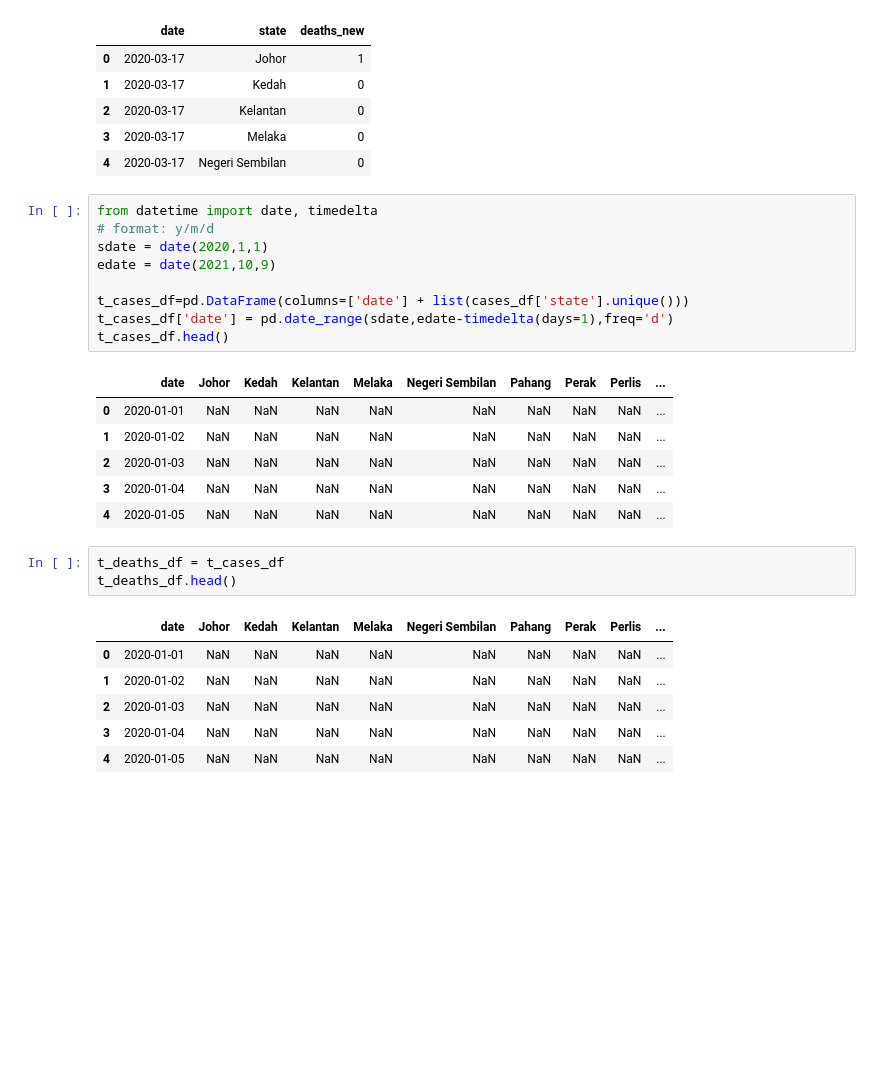
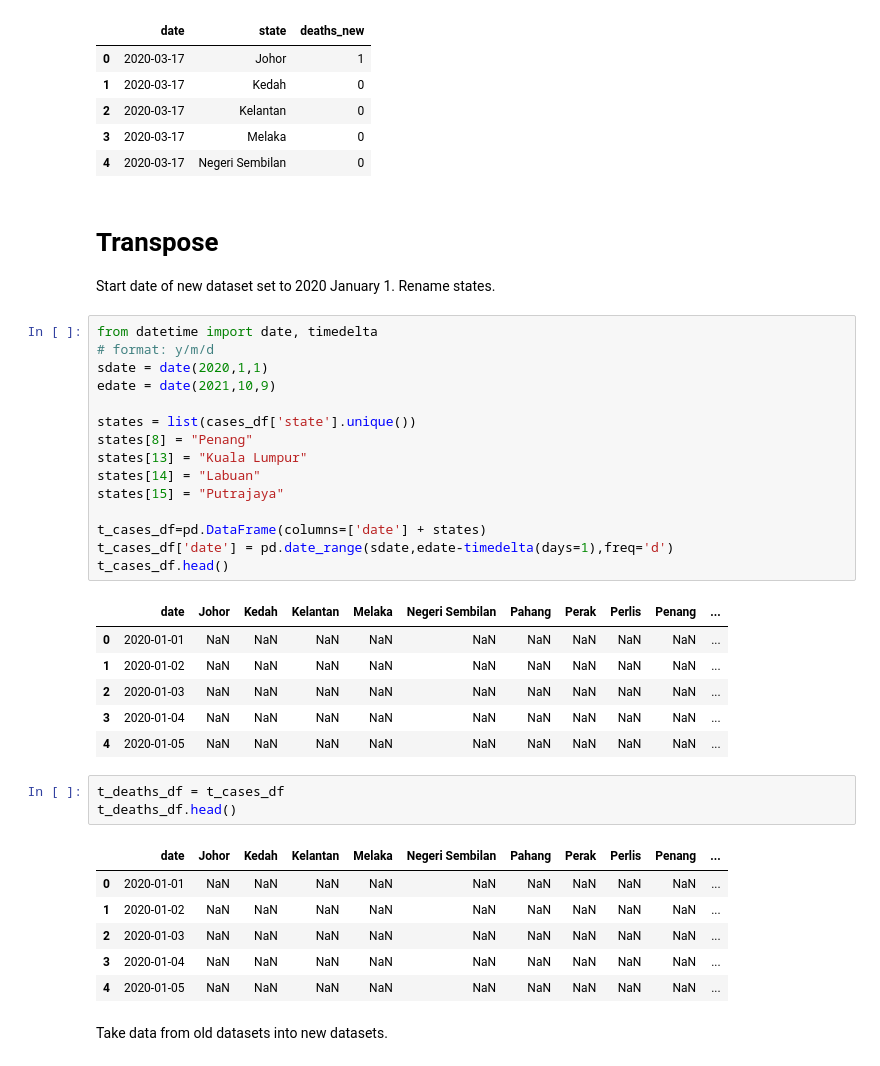
Before and after one commit to nopynospy/pandemic_monument, a Jupyter notebook: moh_transpose.ipynb, the cells around one changed output. Saved outputs shown, nothing was run; the diff lists cells and outputs as text; blank space fills up the shorter version.

```diff
--- a/moh_transpose.ipynb
+++ b/moh_transpose.ipynb
@@ -42,32 +46,43 @@ deaths_df.head()
 | 2 | 2020-03-17 | Kelantan | 0 |
 | 3 | 2020-03-17 | Melaka | 0 |
 | 4 | 2020-03-17 | Negeri Sembilan | 0 |
+# %% [markdown]
+# Transpose
+Start date of new dataset set to 2020 January 1. Rename states.
 # %%
 from datetime import date, timedelta
 # format: y/m/d
 sdate = date(2020,1,1)
 edate = date(2021,10,9)
 
-t_cases_df=pd.DataFrame(columns=['date'] + list(cases_df['state'].unique()))
+states = list(cases_df['state'].unique())
+states[8] = "Penang"
+states[13] = "Kuala Lumpur"
+states[14] = "Labuan"
+states[15] = "Putrajaya"
+
+t_cases_df=pd.DataFrame(columns=['date'] + states)
 t_cases_df['date'] = pd.date_range(sdate,edate-timedelta(days=1),freq='d')
 t_cases_df.head()
 # %% [output]
-|  | date | Johor | Kedah | Kelantan | Melaka | Negeri Sembilan | Pahang | Perak | Perlis | ... |
-| 0 | 2020-01-01 | NaN | NaN | NaN | NaN | NaN | NaN | NaN | NaN | ... |
-| 1 | 2020-01-02 | NaN | NaN | NaN | NaN | NaN | NaN | NaN | NaN | ... |
-| 2 | 2020-01-03 | NaN | NaN | NaN | NaN | NaN | NaN | NaN | NaN | ... |
-| 3 | 2020-01-04 | NaN | NaN | NaN | NaN | NaN | NaN | NaN | NaN | ... |
-| 4 | 2020-01-05 | NaN | NaN | NaN | NaN | NaN | NaN | NaN | NaN | ... |
+|  | date | Johor | Kedah | Kelantan | Melaka | Negeri Sembilan | Pahang | Perak | Perlis | Penang | ... |
+| 0 | 2020-01-01 | NaN | NaN | NaN | NaN | NaN | NaN | NaN | NaN | NaN | ... |
+| 1 | 2020-01-02 | NaN | NaN | NaN | NaN | NaN | NaN | NaN | NaN | NaN | ... |
+| 2 | 2020-01-03 | NaN | NaN | NaN | NaN | NaN | NaN | NaN | NaN | NaN | ... |
+| 3 | 2020-01-04 | NaN | NaN | NaN | NaN | NaN | NaN | NaN | NaN | NaN | ... |
+| 4 | 2020-01-05 | NaN | NaN | NaN | NaN | NaN | NaN | NaN | NaN | NaN | ... |
 # %%
 t_deaths_df = t_cases_df
 t_deaths_df.head()
 # %% [output]
-|  | date | Johor | Kedah | Kelantan | Melaka | Negeri Sembilan | Pahang | Perak | Perlis | ... |
-| 0 | 2020-01-01 | NaN | NaN | NaN | NaN | NaN | NaN | NaN | NaN | ... |
-| 1 | 2020-01-02 | NaN | NaN | NaN | NaN | NaN | NaN | NaN | NaN | ... |
-| 2 | 2020-01-03 | NaN | NaN | NaN | NaN | NaN | NaN | NaN | NaN | ... |
-| 3 | 2020-01-04 | NaN | NaN | NaN | NaN | NaN | NaN | NaN | NaN | ... |
-| 4 | 2020-01-05 | NaN | NaN | NaN | NaN | NaN | NaN | NaN | NaN | ... |
+|  | date | Johor | Kedah | Kelantan | Melaka | Negeri Sembilan | Pahang | Perak | Perlis | Penang | ... |
+| 0 | 2020-01-01 | NaN | NaN | NaN | NaN | NaN | NaN | NaN | NaN | NaN | ... |
+| 1 | 2020-01-02 | NaN | NaN | NaN | NaN | NaN | NaN | NaN | NaN | NaN | ... |
+| 2 | 2020-01-03 | NaN | NaN | NaN | NaN | NaN | NaN | NaN | NaN | NaN | ... |
+| 3 | 2020-01-04 | NaN | NaN | NaN | NaN | NaN | NaN | NaN | NaN | NaN | ... |
+| 4 | 2020-01-05 | NaN | NaN | NaN | NaN | NaN | NaN | NaN | NaN | NaN | ... |
+# %% [markdown]
+Take data from old datasets into new datasets.
 # %%
 import datetime
 def transpose(new_df, old_df, col):
```
Also changed, not shown: parts of 8 cells of this notebook, 15 other files.
